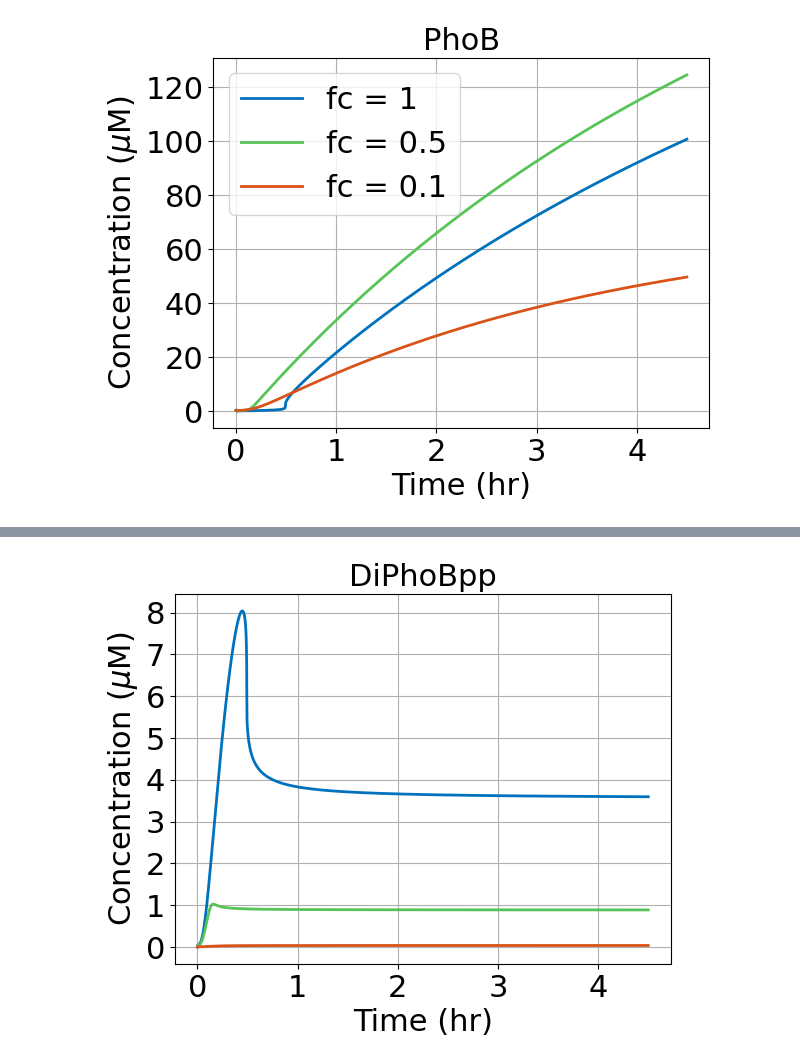
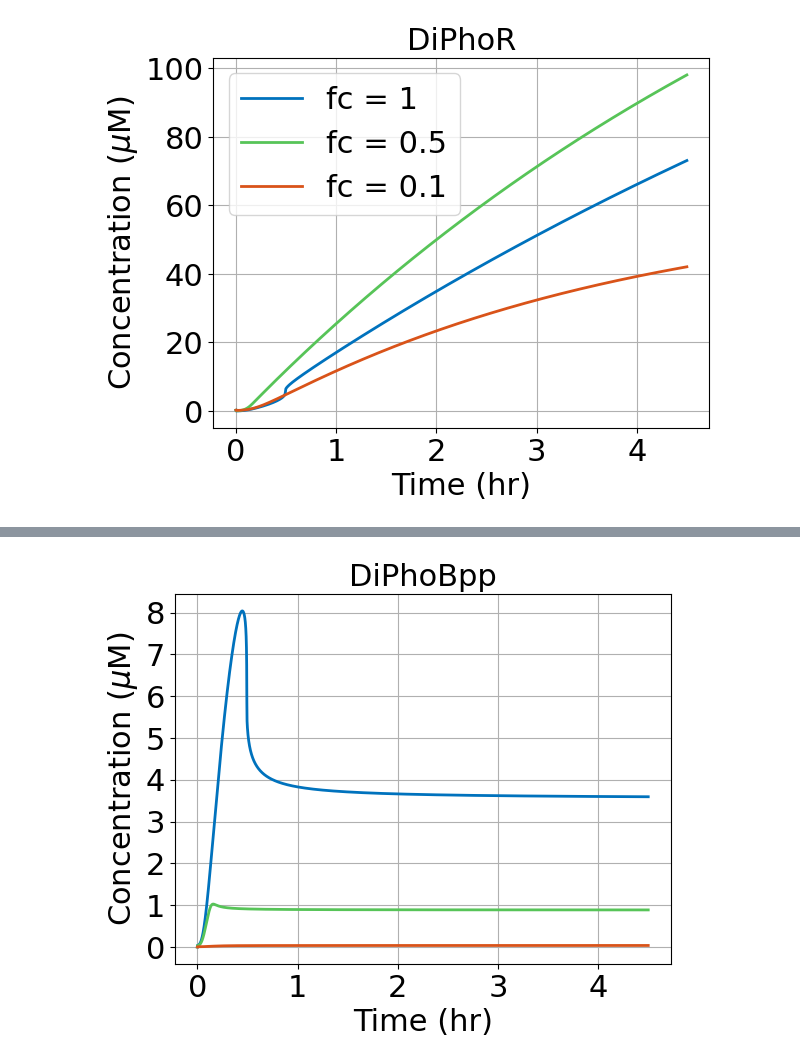
Before and after one commit to ozan-k/syntheticBacteria, a Jupyter notebook: figure5_phoBR.ipynb, the cells around one changed output, grey strips where cells are left out. Saved outputs shown, nothing was run; the diff lists cells and outputs as text; code cells hidden in the pictures.

```diff
--- a/figure5_phoBR.ipynb
+++ b/figure5_phoBR.ipynb
@@ -115,6 +115,6 @@ def plot(species_number,legend,ylabel=True,save=False):
         plt.savefig(species[species_number] + ".png",dpi=300, bbox_inches = "tight")
     plt.show()
 # %%
-plot(7,True)
+plot(1,True)
 # %% [output]
-[figure, old version]
+[figure, new version]
```
Also changed, not shown: parts of 2 cells of this notebook.
